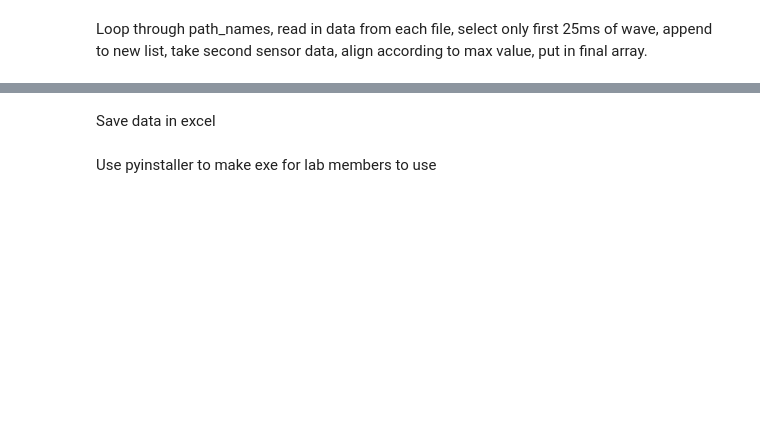
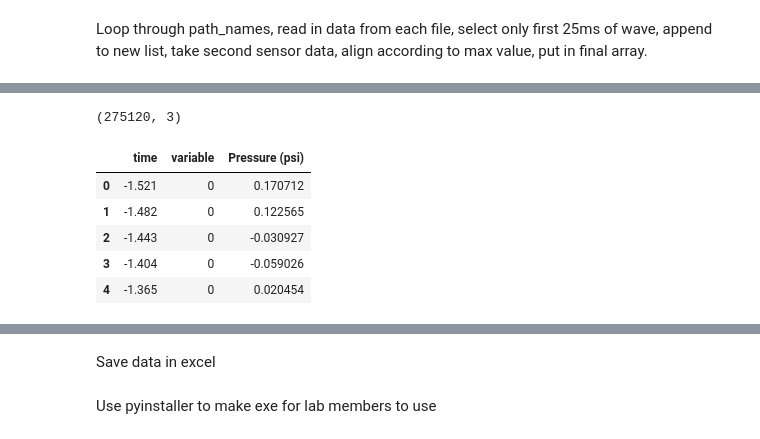
Before and after one commit to grace3999/blast-wave, a Jupyter notebook: Wave.ipynb, the cells around one changed output, grey strips where cells are left out. Saved outputs shown, nothing was run; the diff lists cells and outputs as text; code cells hidden in the pictures; blank space fills up the shorter version.

```diff
--- a/Wave.ipynb
+++ b/Wave.ipynb
@@ -63,0 +103,18 @@ wave_final_transp = df.T
+# %%
+#create df and transpose
+df = pd.DataFrame(data = wave_final)
+wave_final_transp = df.T
+#add time column (use time from TNT wave)
+wave_final_transp['time'] = df_TNT['Time (mSec)']
+#rearrange df for graphing
+df_melt = wave_final_transp.melt(id_vars='time', value_name='Pressure (psi)')
+print(df_melt.shape)
+df_melt.head()
+# %% [output]
+(275120, 3)
+|  | time | variable | Pressure (psi) |
+| 0 | -1.521 | 0 | 0.170712 |
+| 1 | -1.482 | 0 | 0.122565 |
+| 2 | -1.443 | 0 | -0.030927 |
+| 3 | -1.404 | 0 | -0.059026 |
+| 4 | -1.365 | 0 | 0.020454 |
```
Also changed, not shown: parts of 12 cells of this notebook.
